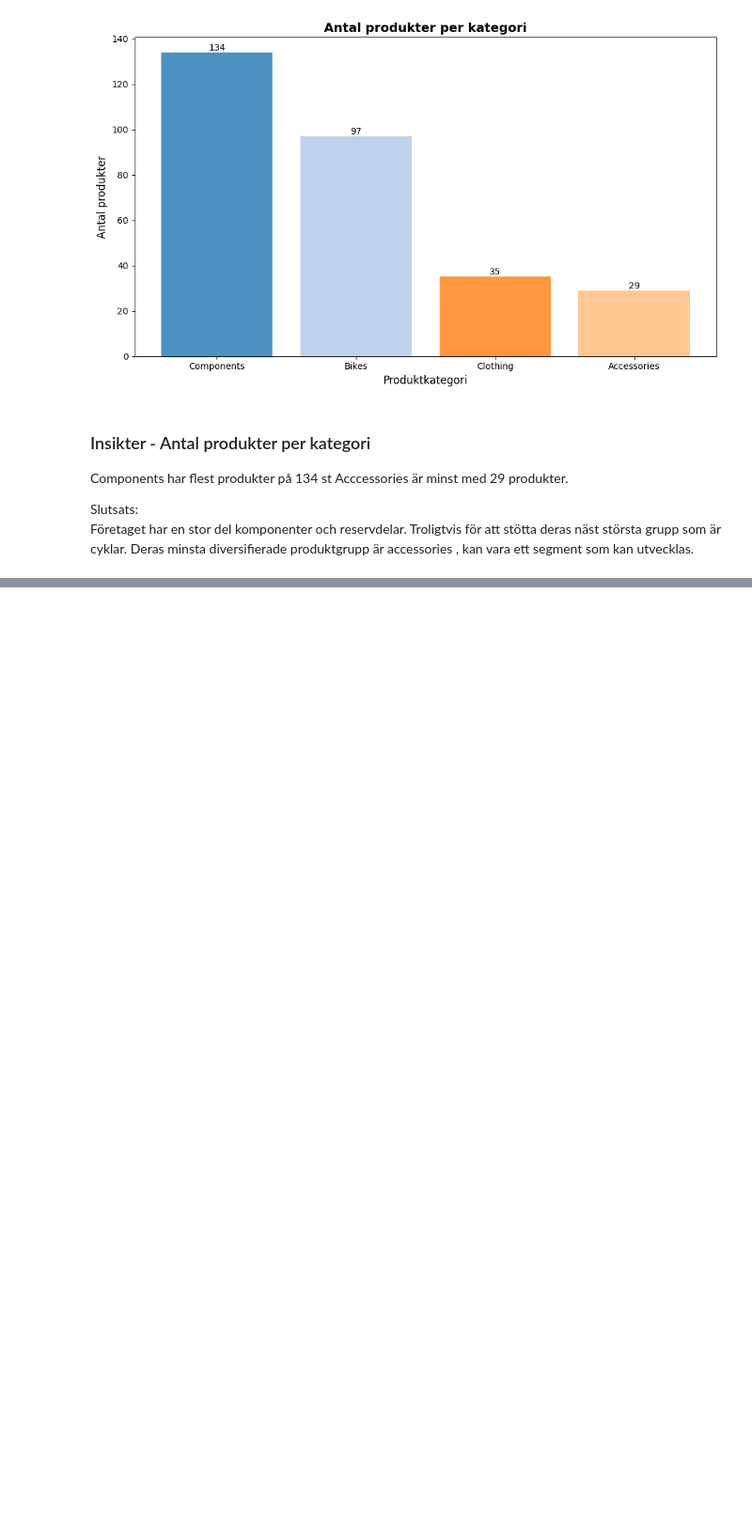
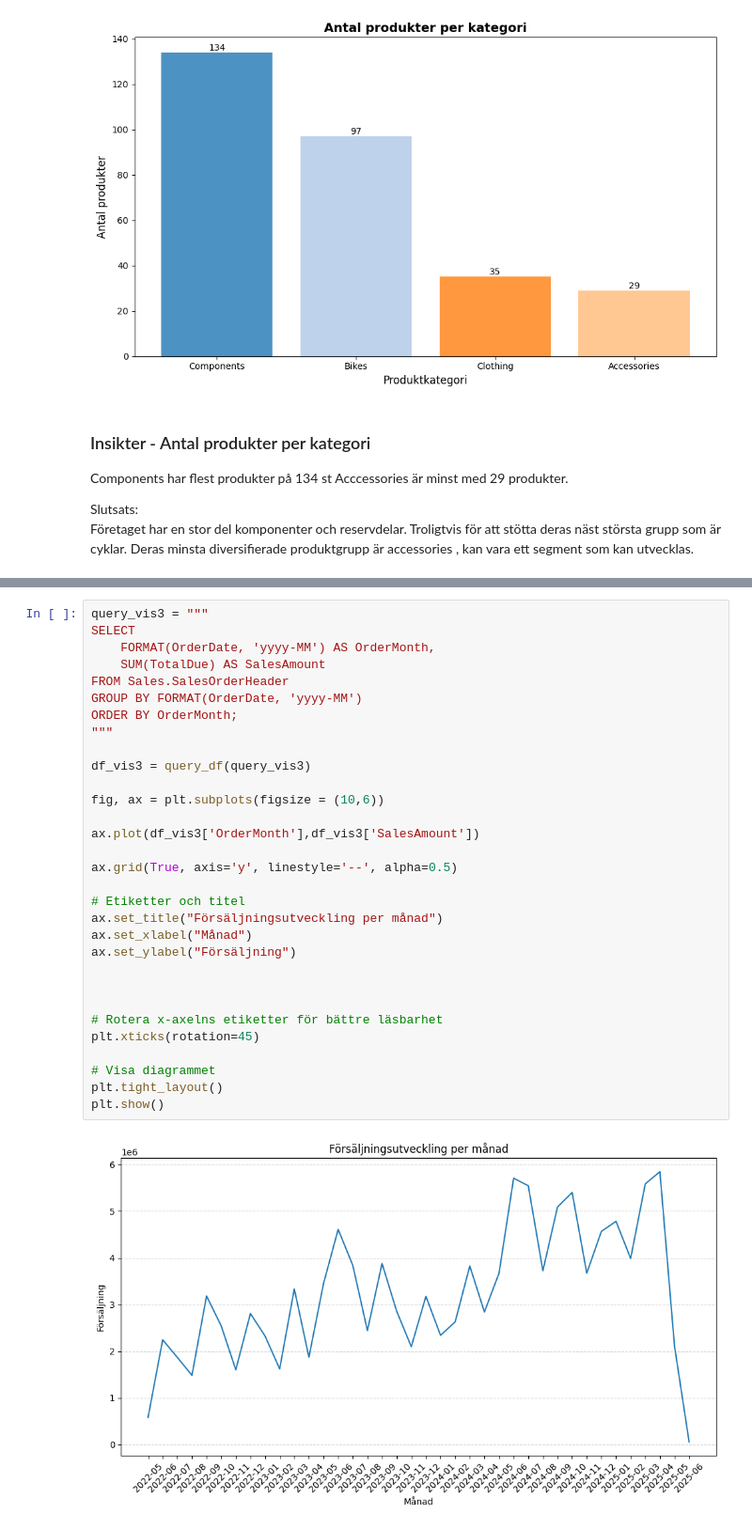
Before and after one commit to Tim-Ryd/AdventureWorks, a Jupyter notebook: notebooks/report.ipynb, the cells around one changed output, grey strips where cells are left out. Shown: that part at 94% size. Cells and saved outputs as stored; diff of their text form; blank space fills up the shorter version.

```diff
--- a/notebooks/report.ipynb
+++ b/notebooks/report.ipynb
@@ -115,0 +211,33 @@ Deras minsta diversifierade produktgrupp är accessories , kan vara ett segment
+# %%
+query_vis3 = """
+SELECT
+    FORMAT(OrderDate, 'yyyy-MM') AS OrderMonth,
+    SUM(TotalDue) AS SalesAmount
+FROM Sales.SalesOrderHeader
+GROUP BY FORMAT(OrderDate, 'yyyy-MM')
+ORDER BY OrderMonth;
+"""
+
+df_vis3 = query_df(query_vis3)
+
+fig, ax = plt.subplots(figsize = (10,6))
+
+ax.plot(df_vis3['OrderMonth'],df_vis3['SalesAmount'])
+
+ax.grid(True, axis='y', linestyle='--', alpha=0.5)
+
+# Etiketter och titel
+ax.set_title("Försäljningsutveckling per månad")
+ax.set_xlabel("Månad")
+ax.set_ylabel("Försäljning")
+
+
+
+# Rotera x-axelns etiketter för bättre läsbarhet
+plt.xticks(rotation=45)
+
+# Visa diagrammet
+plt.tight_layout()
+plt.show()
+# %% [output]
+[figure, added]
```
Also changed, not shown: parts of 12 cells of this notebook, 4 other files.
